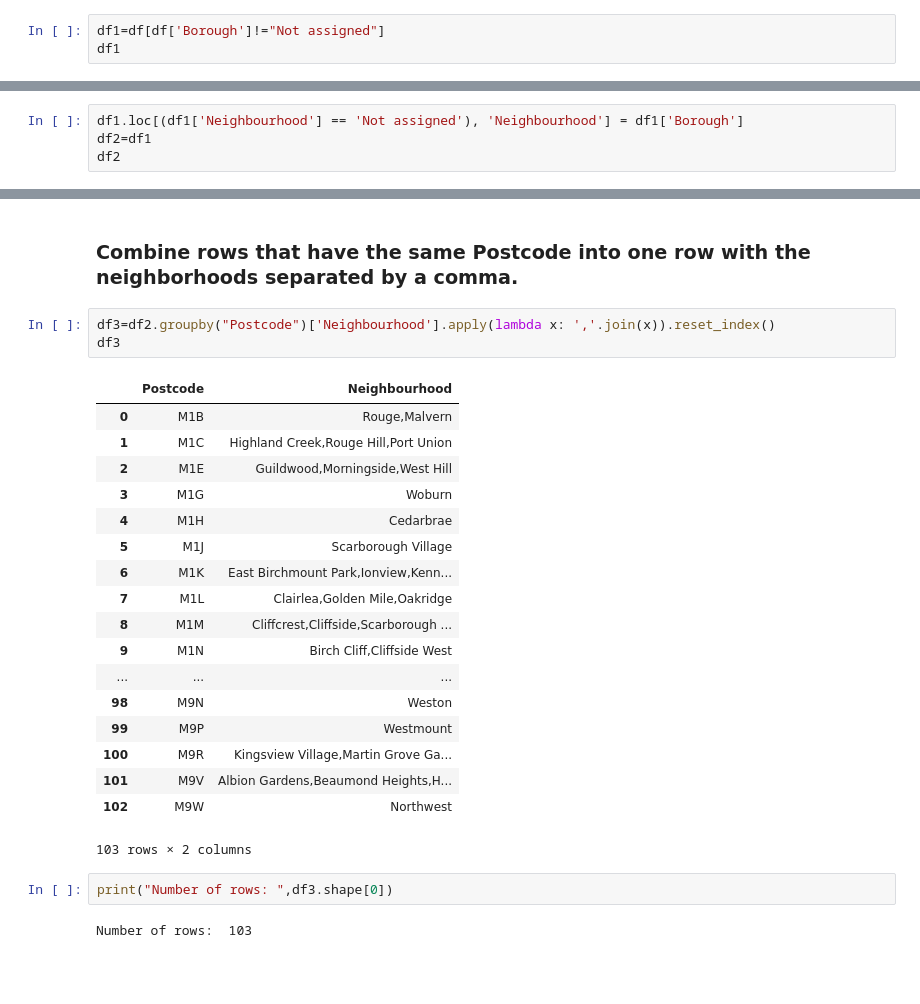
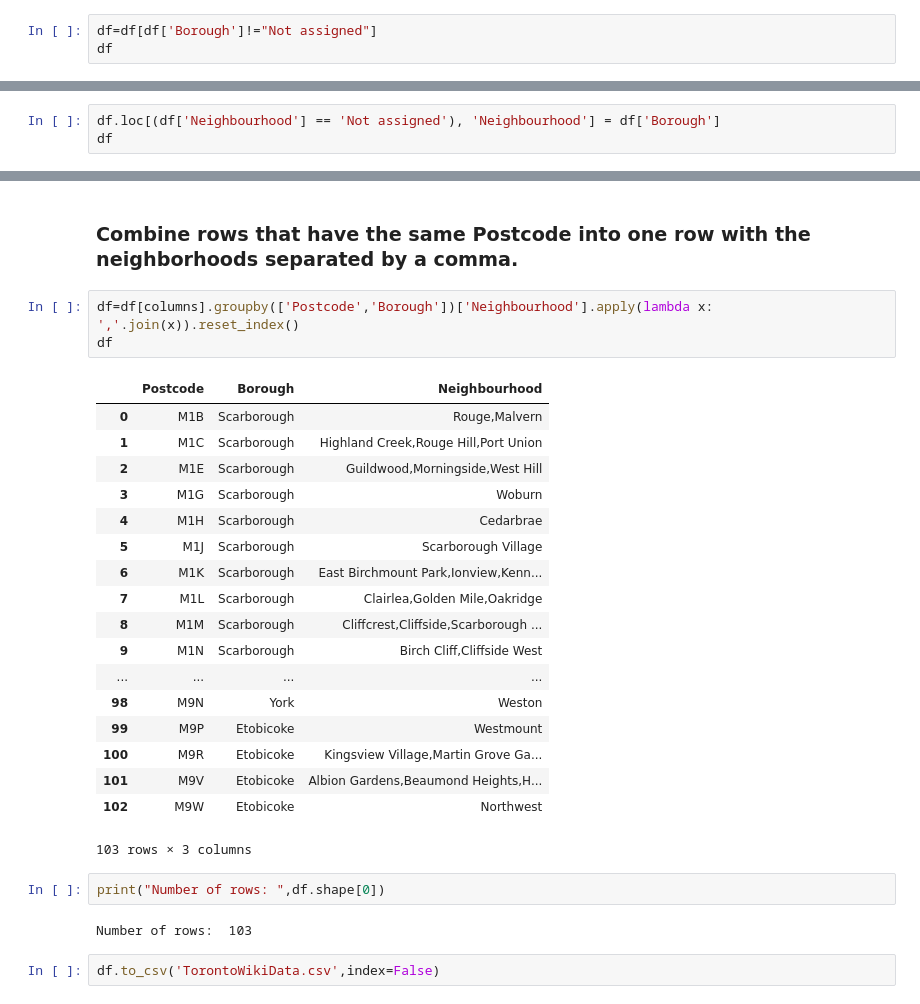
Before and after one commit to henru98/Coursera_Capstone, a Jupyter notebook: TorontoNeigh.ipynb, the cells around one changed output, grey strips where cells are left out. Cells and saved outputs as stored; diff of their text form; blank space fills up the shorter version.

```diff
--- a/TorontoNeigh.ipynb
+++ b/TorontoNeigh.ipynb
@@ -82,8 +82,8 @@ df.head()
 # %% [markdown]
 ### Creating dataframe that Excludes rows with borough that is Not assigned.
 # %%
-df1=df[df['Borough']!="Not assigned"]
-df1
+df=df[df['Borough']!="Not assigned"]
+df
 # %% [output]
 |  | Postcode | Borough | Neighbourhood |
 | 2 | M3A | North York | Parkwoods |
@@ -106,7 +106,6 @@ df1
 # %% [markdown]
 ### Creating dataframe that assigned borough name to Neighbourhood that are Not assigned.
 # %%
-df1.loc[(df1['Neighbourhood'] == 'Not assigned'), 'Neighbourhood'] = df1['Borough']
-df2=df1
-df2
+df.loc[(df['Neighbourhood'] == 'Not assigned'), 'Neighbourhood'] = df['Borough']
+df
 # %% [output]
@@ -139,28 +130,30 @@ See the caveats in the documentation: http://pandas.pydata.org/pandas-docs/stabl
 # %% [markdown]
 ### Combine rows that have the same Postcode into one row with the neighborhoods separated by a comma.
 # %%
-df3=df2.groupby("Postcode")['Neighbourhood'].apply(lambda x: ','.join(x)).reset_index()
-df3
+df=df[columns].groupby(['Postcode','Borough'])['Neighbourhood'].apply(lambda x: ','.join(x)).reset_index()
+df
 # %% [output]
-|  | Postcode | Neighbourhood |
-| 0 | M1B | Rouge,Malvern |
-| 1 | M1C | Highland Creek,Rouge Hill,Port Union |
-| 2 | M1E | Guildwood,Morningside,West Hill |
-| 3 | M1G | Woburn |
-| 4 | M1H | Cedarbrae |
-| 5 | M1J | Scarborough Village |
-| 6 | M1K | East Birchmount Park,Ionview,Kenn... |
-| 7 | M1L | Clairlea,Golden Mile,Oakridge |
-| 8 | M1M | Cliffcrest,Cliffside,Scarborough ... |
-| 9 | M1N | Birch Cliff,Cliffside West |
-| ... | ... | ... |
-| 98 | M9N | Weston |
-| 99 | M9P | Westmount |
-| 100 | M9R | Kingsview Village,Martin Grove Ga... |
-| 101 | M9V | Albion Gardens,Beaumond Heights,H... |
-| 102 | M9W | Northwest |
+|  | Postcode | Borough | Neighbourhood |
+| 0 | M1B | Scarborough | Rouge,Malvern |
+| 1 | M1C | Scarborough | Highland Creek,Rouge Hill,Port Union |
+| 2 | M1E | Scarborough | Guildwood,Morningside,West Hill |
+| 3 | M1G | Scarborough | Woburn |
+| 4 | M1H | Scarborough | Cedarbrae |
+| 5 | M1J | Scarborough | Scarborough Village |
+| 6 | M1K | Scarborough | East Birchmount Park,Ionview,Kenn... |
+| 7 | M1L | Scarborough | Clairlea,Golden Mile,Oakridge |
+| 8 | M1M | Scarborough | Cliffcrest,Cliffside,Scarborough ... |
+| 9 | M1N | Scarborough | Birch Cliff,Cliffside West |
+| ... | ... | ... | ... |
+| 98 | M9N | York | Weston |
+| 99 | M9P | Etobicoke | Westmount |
+| 100 | M9R | Etobicoke | Kingsview Village,Martin Grove Ga... |
+| 101 | M9V | Etobicoke | Albion Gardens,Beaumond Heights,H... |
+| 102 | M9W | Etobicoke | Northwest |
-103 rows × 2 columns
+103 rows × 3 columns
 # %%
-print("Number of rows: ",df3.shape[0])
+print("Number of rows: ",df.shape[0])
 # %% [output]
 Number of rows:  103
+# %%
+df.to_csv('TorontoWikiData.csv',index=False)
```
Also changed, not shown: parts of 1 cell of this notebook.
